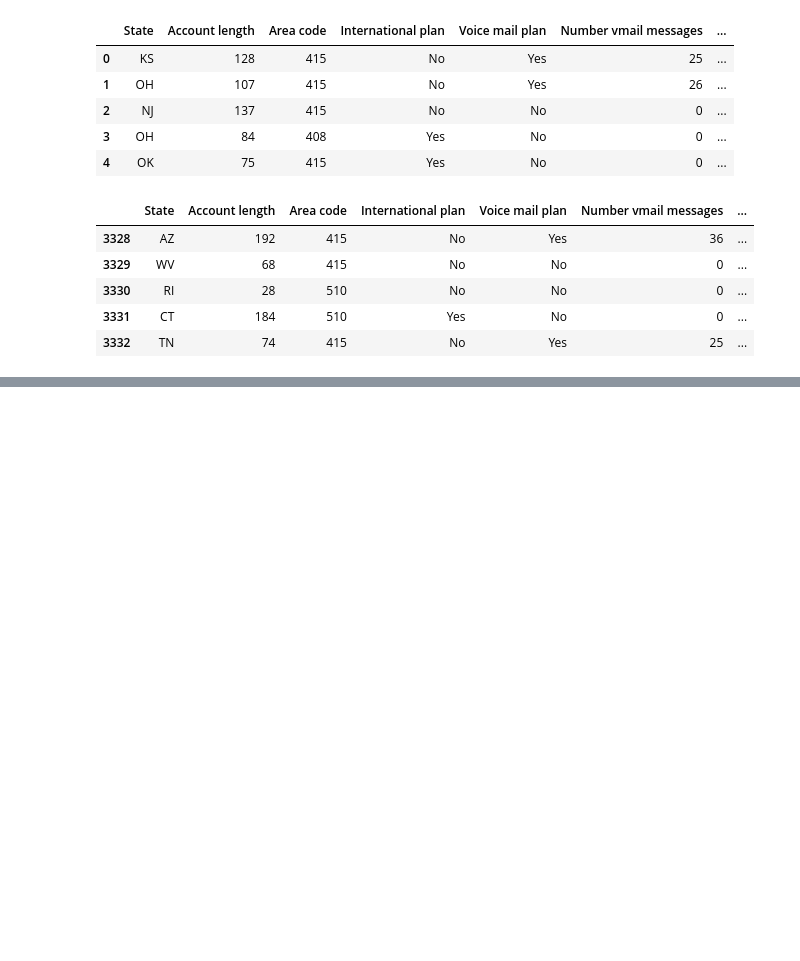
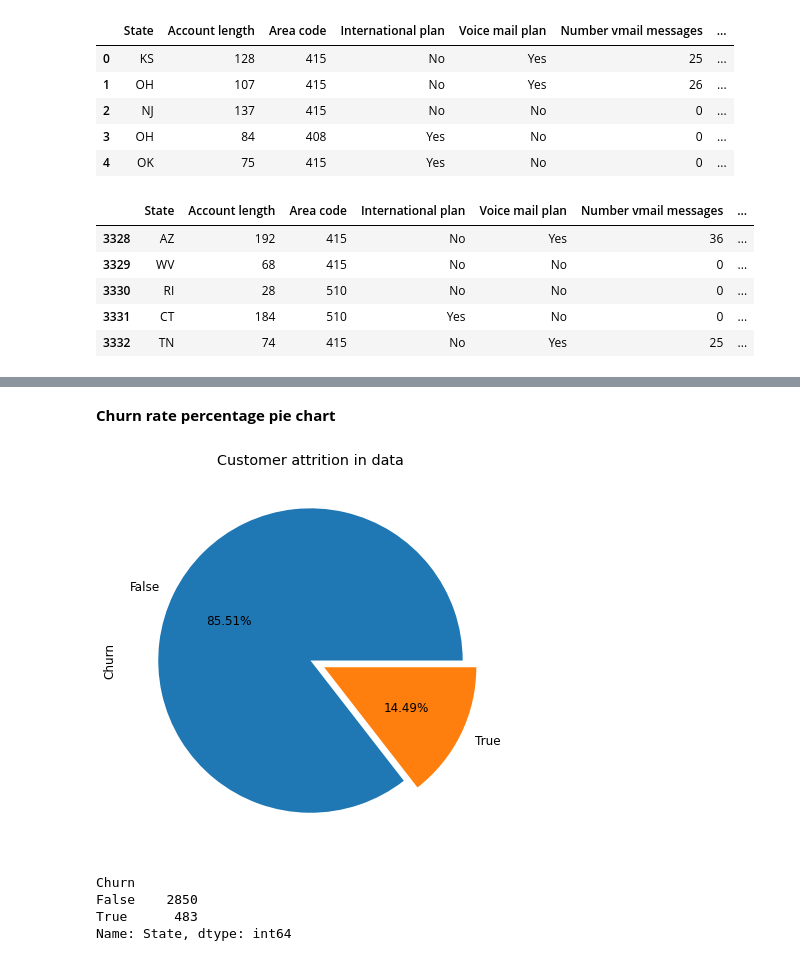
Before and after one commit to Ka275578/telecom_churn_analysis, a Jupyter notebook: telecom_churn_analysis.ipynb, the cells around one changed output, grey strips where cells are left out. Saved outputs shown, nothing was run; the diff lists cells and outputs as text; code cells hidden in the pictures; blank space fills up the shorter version.

```diff
--- a/telecom_churn_analysis.ipynb
+++ b/telecom_churn_analysis.ipynb
@@ -48,0 +191,18 @@ df.tail()
+# %% [markdown]
+**Churn rate percentage pie chart**
+# %%
+plt.rcParams['font.size'] = 12
+plt.figure(figsize = (7,7))
+my_explode = [0,0.1]
+df['Churn'].value_counts().plot.pie(autopct = '%1.2f%%', explode = my_explode)
+plt.title('Customer attrition in data')
+plt.show()
+# %% [output]
+[figure, added]
+# %%
+df.groupby(['Churn'])['State'].count()
+# %% [output]
+Churn
+False    2850
+True      483
+Name: State, dtype: int64
```
Also changed, not shown: parts of 13 cells of this notebook.
